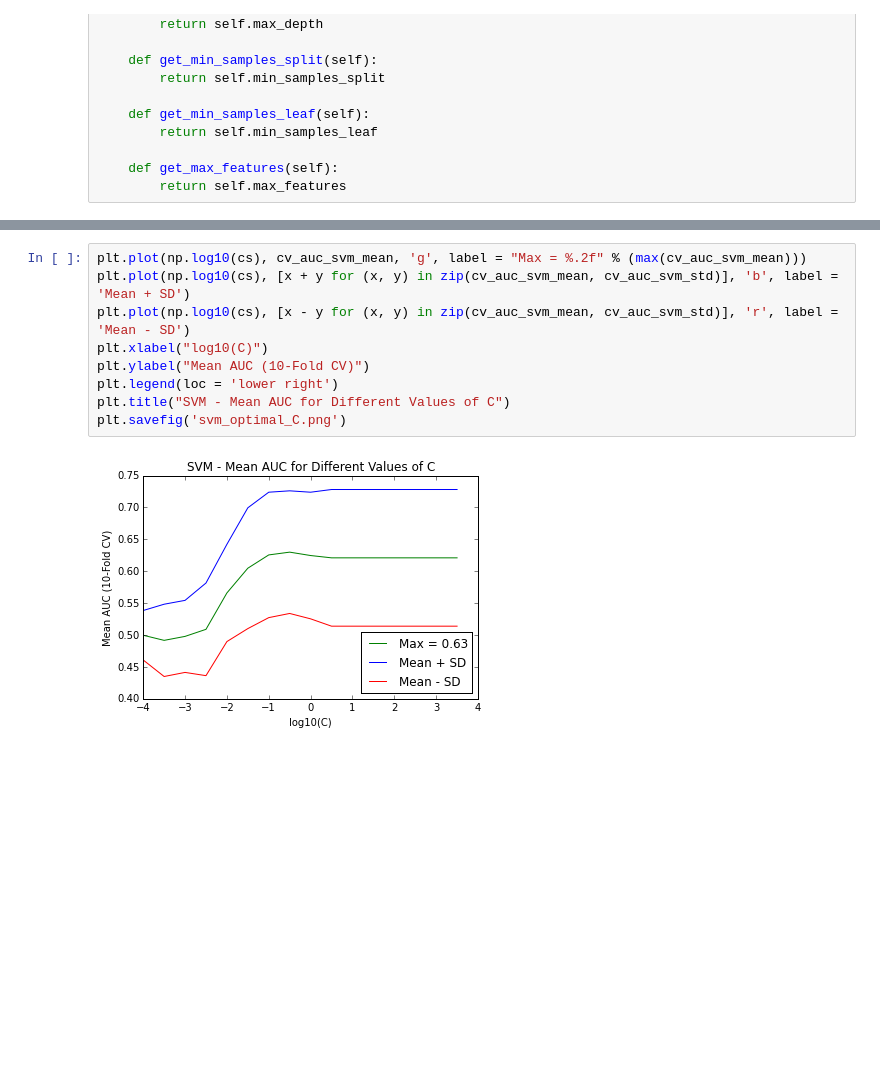
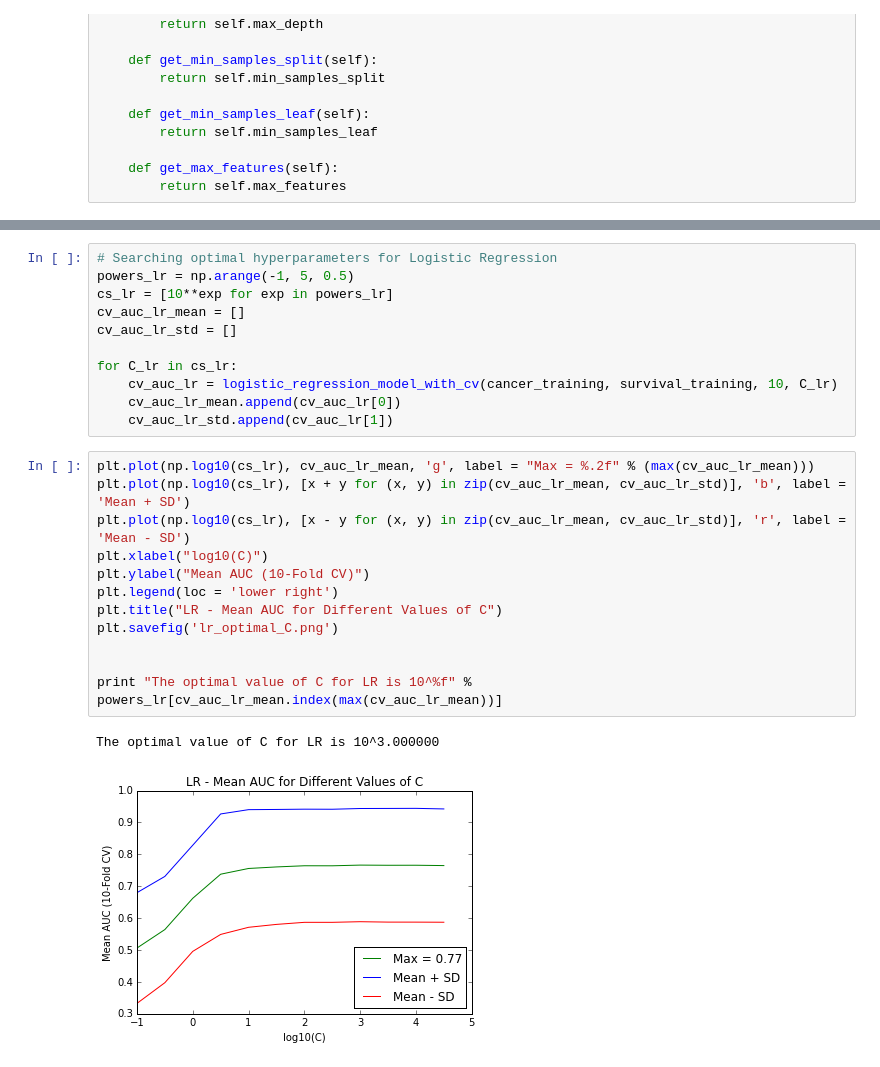
Before and after one commit to vdn207/Cancer-Data, a Jupyter notebook: Cancer/Intro_Project.ipynb, the cells around one changed output, grey strips where cells are left out. Saved outputs shown, nothing was run; the diff lists cells and outputs as text; blank space fills up the shorter version.

```diff
--- a/Cancer/Intro_Project.ipynb
+++ b/Cancer/Intro_Project.ipynb
@@ -264,11 +267,26 @@ plt.title("SVM - Mean AUC for Different Values of C")
+# %%
+# Searching optimal hyperparameters for Logistic Regression
+powers_lr = np.arange(-1, 5, 0.5)
+cs_lr = [10**exp for exp in powers_lr]
+cv_auc_lr_mean = []
+cv_auc_lr_std = []
+
+for C_lr in cs_lr:
+    cv_auc_lr = logistic_regression_model_with_cv(cancer_training, survival_training, 10, C_lr)
+    cv_auc_lr_mean.append(cv_auc_lr[0])
+    cv_auc_lr_std.append(cv_auc_lr[1])
 # %%
-plt.plot(np.log10(cs), cv_auc_svm_mean, 'g', label = "Max = %.2f" % (max(cv_auc_svm_mean)))
-plt.plot(np.log10(cs), [x + y for (x, y) in zip(cv_auc_svm_mean, cv_auc_svm_std)], 'b', label = 'Mean + SD')
-plt.plot(np.log10(cs), [x - y for (x, y) in zip(cv_auc_svm_mean, cv_auc_svm_std)], 'r', label = 'Mean - SD')
+plt.plot(np.log10(cs_lr), cv_auc_lr_mean, 'g', label = "Max = %.2f" % (max(cv_auc_lr_mean)))
+plt.plot(np.log10(cs_lr), [x + y for (x, y) in zip(cv_auc_lr_mean, cv_auc_lr_std)], 'b', label = 'Mean + SD')
+plt.plot(np.log10(cs_lr), [x - y for (x, y) in zip(cv_auc_lr_mean, cv_auc_lr_std)], 'r', label = 'Mean - SD')
 plt.xlabel("log10(C)")
 plt.ylabel("Mean AUC (10-Fold CV)")
 plt.legend(loc = 'lower right')
-plt.title("SVM - Mean AUC for Different Values of C")
-plt.savefig('svm_optimal_C.png')
+plt.title("LR - Mean AUC for Different Values of C")
+plt.savefig('lr_optimal_C.png')
+
+
+print "The optimal value of C for LR is 10^%f" % powers_lr[cv_auc_lr_mean.index(max(cv_auc_lr_mean))]
 # %% [output]
+The optimal value of C for LR is 10^3.000000
-[figure, old version]
+[figure, new version]
```
Also changed, not shown: parts of 4 cells of this notebook.
